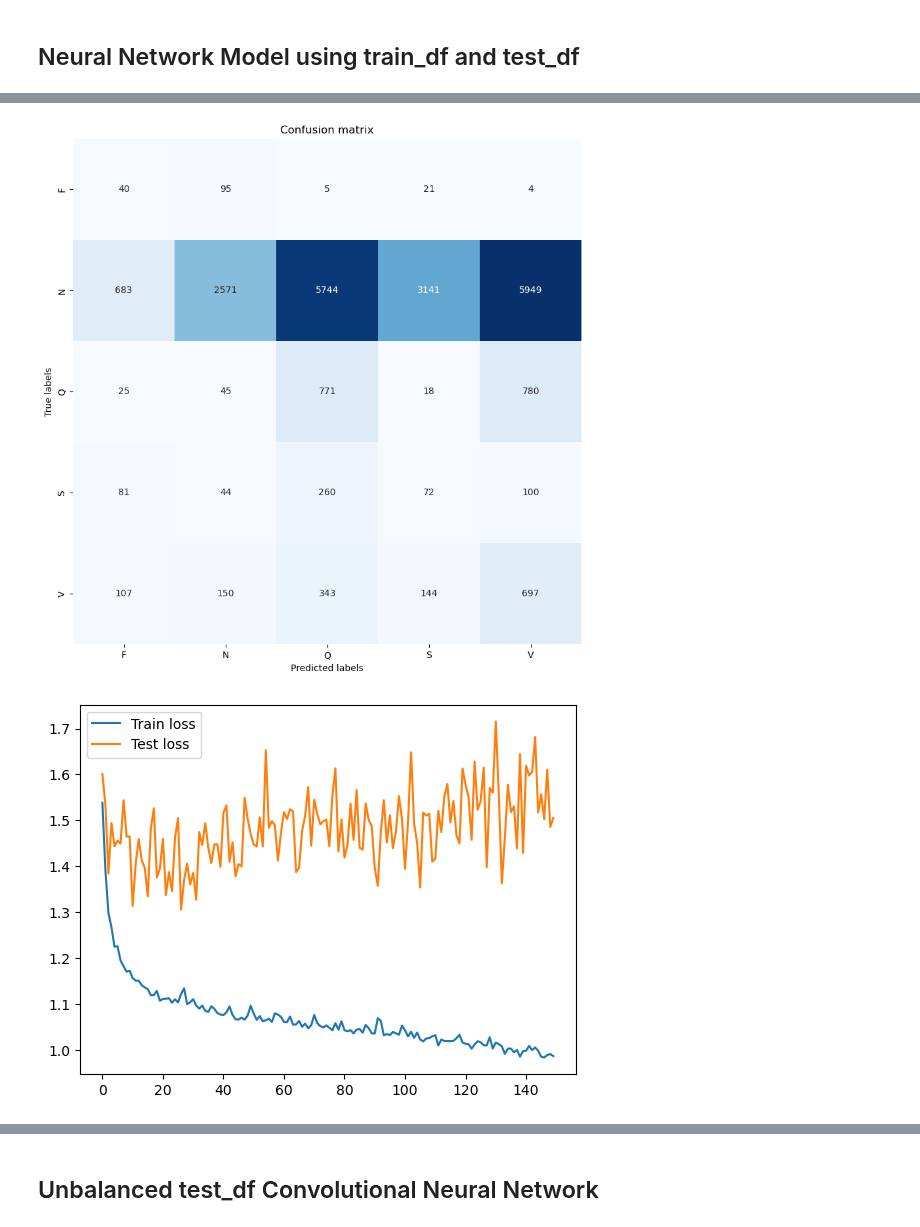
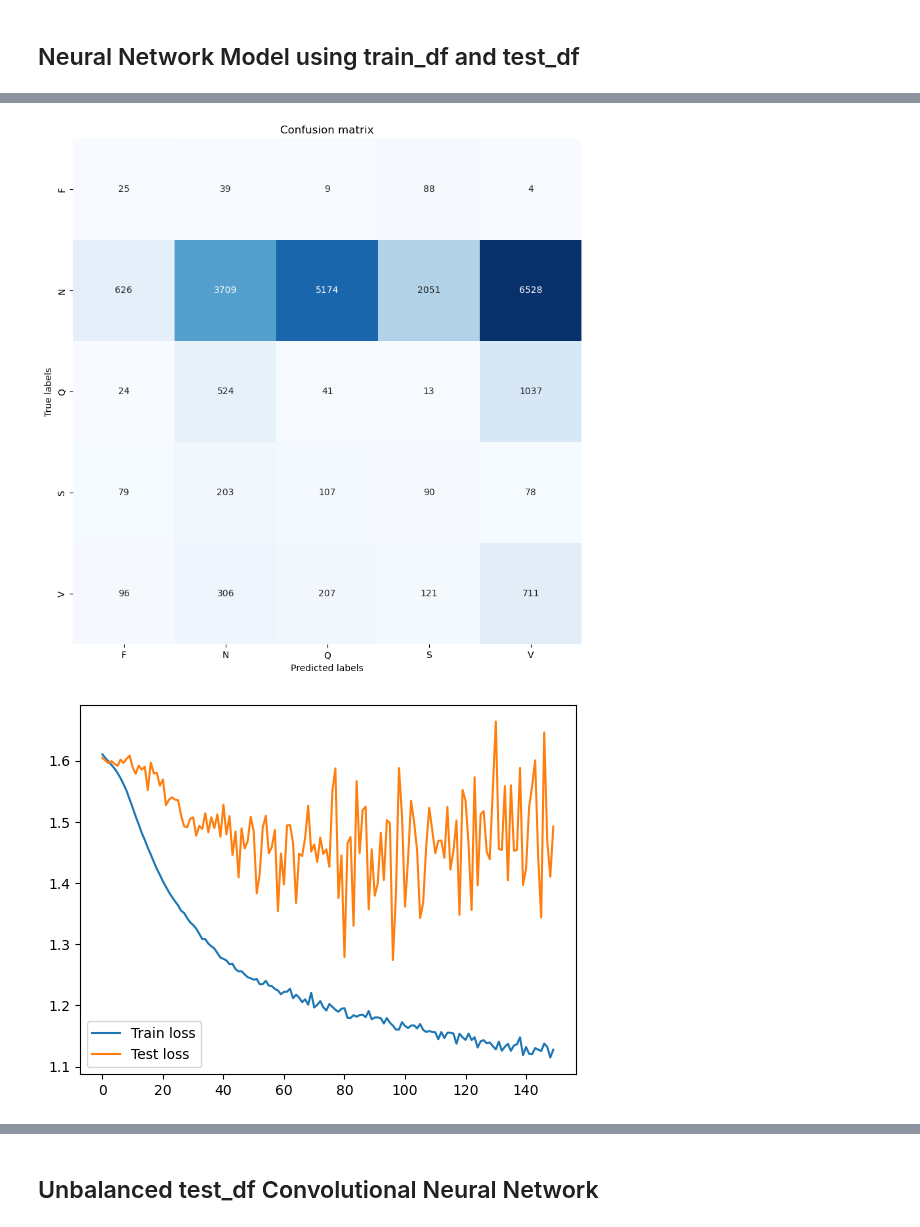
Before and after one commit to andrelopes2001/Intelligent_Systems, a Jupyter notebook: Project/DeepNeuralNetwork.ipynb, the cells around one changed output, grey strips where cells are left out. Cells and saved outputs as stored; diff of their text form; code cells hidden in the pictures.

```diff
--- a/Project/DeepNeuralNetwork.ipynb
+++ b/Project/DeepNeuralNetwork.ipynb
@@ -221,13 +119,14 @@ num_classes = len(np.unique(y_train))
 # Create and compile the Sequential model
 model = keras.Sequential()
 model.add(layers.Input(shape=(input_dim,)))
-model.add(layers.Dense(32, activation='relu'))
-model.add(layers.Dense(64, activation='relu'))
 model.add(layers.Dense(128, activation='relu'))
-model.add(layers.Dense(64, activation='relu'))
-model.add(layers.Dense(32, activation='relu'))
+model.add(layers.Dense(128, activation='relu'))
+model.add(layers.Dense(128, activation='relu'))
+model.add(layers.Dense(128, activation='relu'))
 model.add(layers.Dense(num_classes, activation='softmax'))
-model.compile(optimizer='adam', loss='sparse_categorical_crossentropy', metrics=['accuracy'])
+model.compile(optimizer='sgd', loss='sparse_categorical_crossentropy', metrics=['accuracy'])
+
+optimizer = keras.optimizers.SGD(learning_rate=0.01)
 
 target_column = 'Type'
 other_column_names = [col for col in train_df.columns if col != target_column]
@@ -250,6 +149,9 @@ y_test = test_df[target_column]
 
 # Fit the model to your training data
 history = model.fit(X_train, y_train, validation_data=(X_test, y_test), epochs=150, batch_size=32)
+
+# Save model
+model.save('models/NN.keras')
 
 # Make predictions on the test data
 y_pred = model.predict(X_test)
@@ -310,5 +212,5 @@ Matthews correlation coefficient: 0.061
-[figure, old version]
+[figure, new version]
-[figure, old version]
+[figure, new version]
 # %%
 # Print the count of each predicted class
 print(pd.Series(y_pred).value_counts())
```
Also changed, not shown: parts of 18 cells of this notebook, 13 other files.
